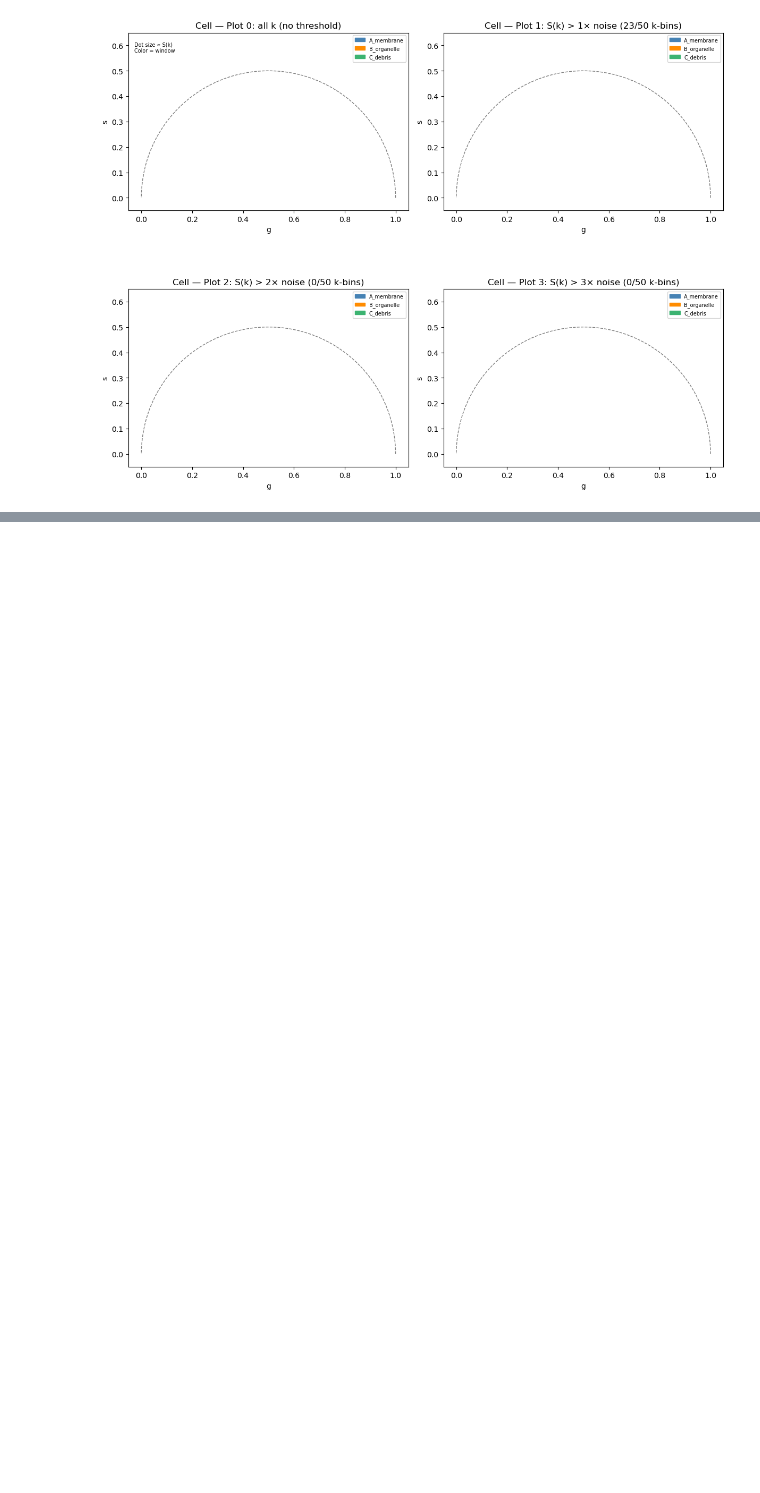
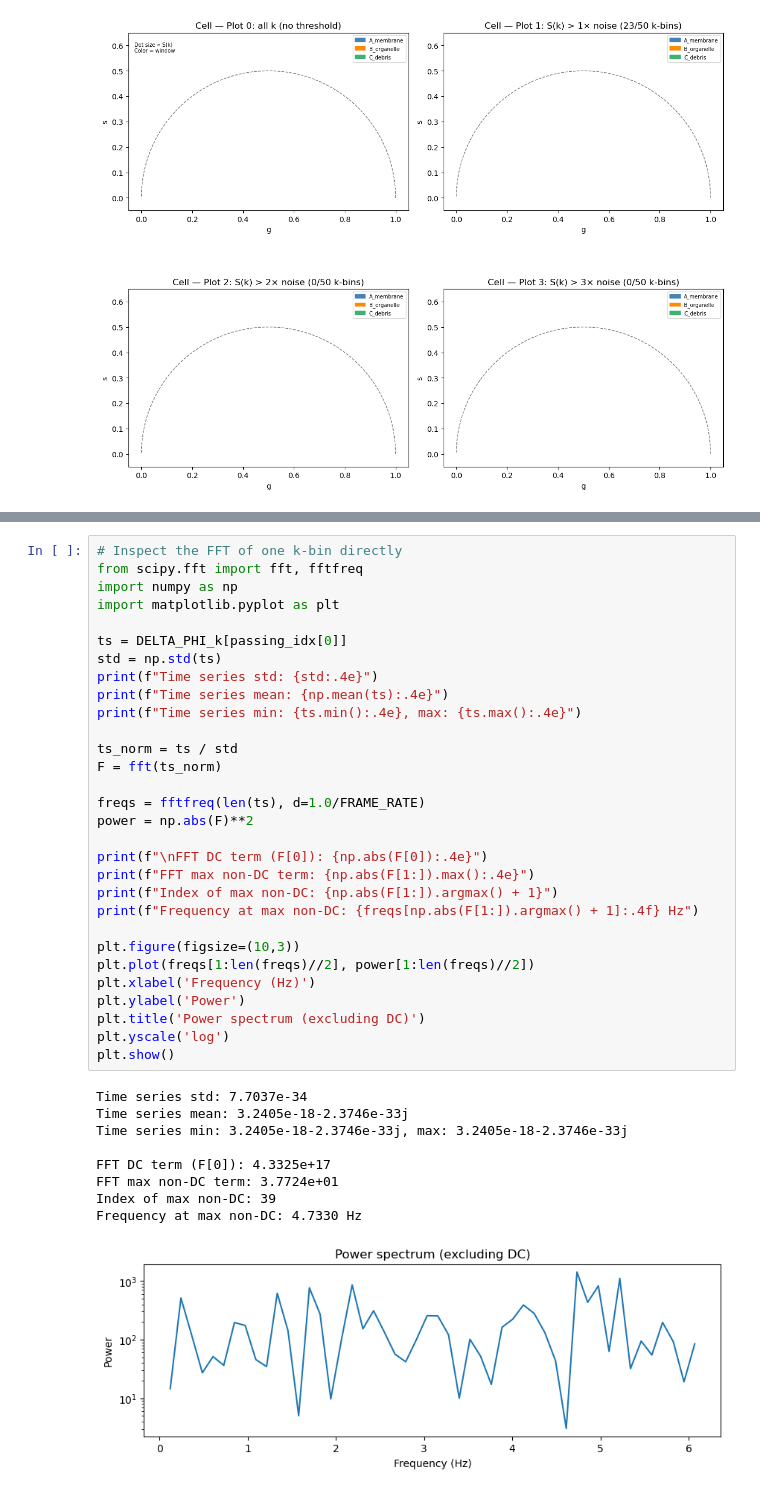
Before and after one commit to georgectaylor/InnateKineticAnalysis, a Jupyter notebook: Untitled.ipynb, the cells around one changed output, grey strips where cells are left out. Drawn from its saved outputs; the diff is of its cells as text; blank space fills up the shorter version.

```diff
--- a/Untitled.ipynb
+++ b/Untitled.ipynb
@@ -214,0 +354,40 @@ s values: [ 0.00075161 -0.0005708  -0.0021344  -0.00182749  0.        ]
+# %%
+# Inspect the FFT of one k-bin directly
+from scipy.fft import fft, fftfreq
+import numpy as np
+import matplotlib.pyplot as plt
+
+ts = DELTA_PHI_k[passing_idx[0]]
+std = np.std(ts)
+print(f"Time series std: {std:.4e}")
+print(f"Time series mean: {np.mean(ts):.4e}")
+print(f"Time series min: {ts.min():.4e}, max: {ts.max():.4e}")
+
+ts_norm = ts / std
+F = fft(ts_norm)
+
+freqs = fftfreq(len(ts), d=1.0/FRAME_RATE)
+power = np.abs(F)**2
+
+print(f"\nFFT DC term (F[0]): {np.abs(F[0]):.4e}")
+print(f"FFT max non-DC term: {np.abs(F[1:]).max():.4e}")
+print(f"Index of max non-DC: {np.abs(F[1:]).argmax() + 1}")
+print(f"Frequency at max non-DC: {freqs[np.abs(F[1:]).argmax() + 1]:.4f} Hz")
+
+plt.figure(figsize=(10,3))
+plt.plot(freqs[1:len(freqs)//2], power[1:len(freqs)//2])
+plt.xlabel('Frequency (Hz)')
+plt.ylabel('Power')
+plt.title('Power spectrum (excluding DC)')
+plt.yscale('log')
+plt.show()
+# %% [output]
+Time series std: 7.7037e-34
+Time series mean: 3.2405e-18-2.3746e-33j
+Time series min: 3.2405e-18-2.3746e-33j, max: 3.2405e-18-2.3746e-33j
+
+FFT DC term (F[0]): 4.3325e+17
+FFT max non-DC term: 3.7724e+01
+Index of max non-DC: 39
+Frequency at max non-DC: 4.7330 Hz
+[figure, added]
```
Also changed, not shown: parts of 12 cells of this notebook.
